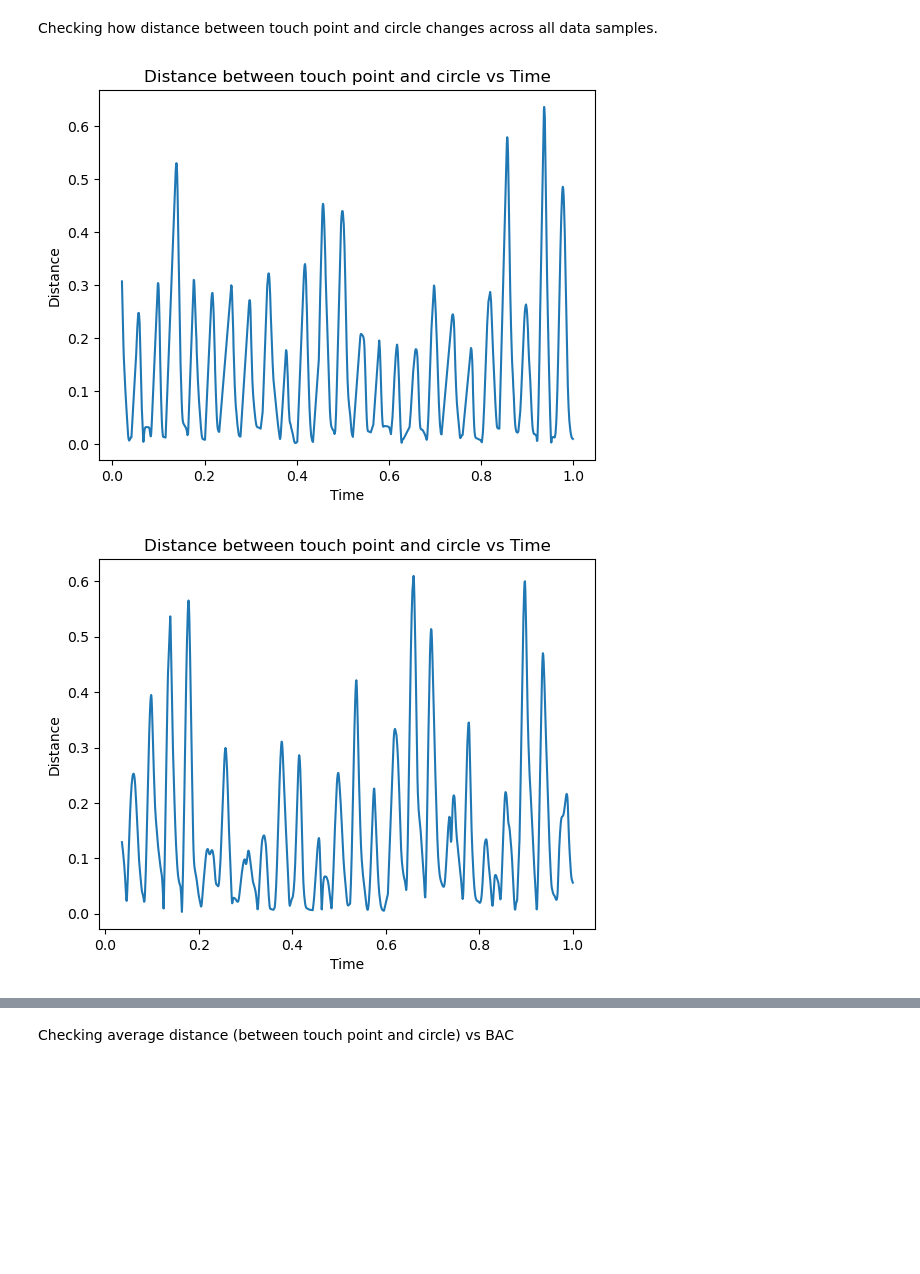
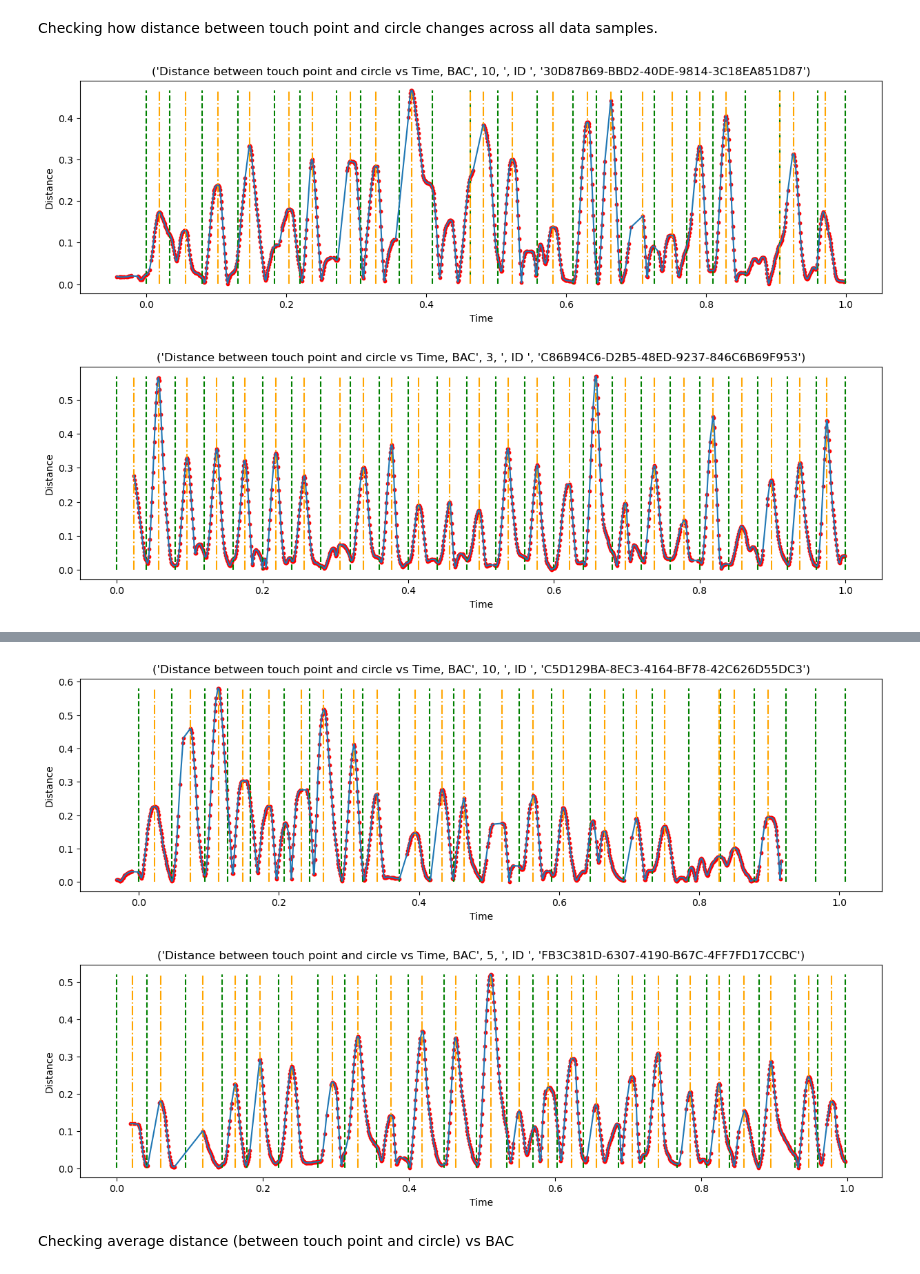
Before and after one commit to ng432/SoberSense, a Jupyter notebook: Data analysis/pilot_data_exploration.ipynb, the cells around one changed output, grey strips where cells are left out. Drawn from its saved outputs; the diff is of its cells as text; code cells hidden in the pictures; blank space fills up the shorter version.

Commit message:
added reaction time analysis

```diff
--- a/Data analysis/pilot_data_exploration.ipynb
+++ b/Data analysis/pilot_data_exploration.ipynb
@@ -23,12 +23,14 @@ Using mps device
 # %% [markdown]
 Checking various screen heights
 # %%
-data = SoberSenseDataset('pilot_data')
+label_name='unitsDrunk'
+
+data = SoberSenseDataset('pilot_data', label_name = label_name, analysing_data=True)
 
 screen_heights = set()
 for i in range(len(data)):
 
-    height = data[i][0]["screenHeight"]
+    height = data[i][2]["screenHeight"]
 
     screen_heights.add(height)
 
@@ -42,9 +44,10 @@ def augmentation_transform(x):
     return(x)
 
 data = SoberSenseDataset('pilot_data',
-                         label_name='BAC',
                          prep_transform=prep_transform,
-                         augmentation_transform=augmentation_transform)
+                         augmentation_transform=augmentation_transform,
+                         analysing_data=True,
+                         label_name = label_name)
 
 print("Example shape for one sample:", data[0][0].shape)
 # %% [output]
@@ -57,16 +60,17 @@ below_limit_count = 0
 for i in range(len(data)):
     BAC_values.append(data[i][1])
 
-    if data[i][1] < 0.08:
+    if data[i][1] < 5:
         below_limit_count += 1
 
 
 print("Amount of counts below drink driving limit:", below_limit_count)
+print("Total number of data points:", len(BAC_values))
 
 plt.hist(BAC_values, bins=10)
 
-plt.title('BAC values')
-plt.xlabel('BAC')
+plt.title(f'{label_name} values')
+plt.xlabel(f'{label_name}')
 plt.ylabel('Frequency')
 
 plt.show()
@@ -96,21 +157,38 @@ Checking how distance between touch point and circle changes across all data sam
 # %%
 
 # Shape of sample is [num_features, p]
 # features: x_touch, x_path, y_touch, y_path, time, distance
 
 # just printing a sample
 for i in range(0, len(data), 5):
 
     times = data[i][0][4, :].cpu().numpy()
     distances = data[i][0][5, :].cpu().numpy()
+    bac = data[i][1]
 
-    plt.figure(i)
+    path_change_times = data[i][2]['randomPath']['time']
+
+    plt.figure(i, figsize=(15, 4))
+
+    for time in path_change_times:
+        plt.vlines(time, ymin=min(distances), ymax=max(distances), colors='green', linestyles = 'dashed')
+
+
+    RT_times = get_RT_estimate(data[i])
+
+    for j in range(len(RT_times)):
+        time = RT_times[j] + path_change_times[j]
+        plt.vlines(time, ymin=min(distances), ymax=max(distances), colors='orange', linestyle='-.')
+
+
+    id = data[i][3]
 
     plt.plot(times, distances)
+    plt.scatter(times, distances, color='red', marker='o', label='Scatter Plot', s=10)
     plt.xlabel('Time')
     plt.ylabel('Distance')
-    plt.title('Distance between touch point and circle vs Time')
+    plt.title((f'Distance between touch point and circle vs Time, {label_name}', bac, ", ID ", id))
     plt.show()
 # %% [output]
-[figure, old version]
+[figure, new version]
-[figure, old version]
+[figure, new version]
@@ -121,3 +199,5 @@ for i in range(0, len(data), 5):
+[figure, added]
+[figure, added]
 # %% [markdown]
 Checking average distance (between touch point and circle) vs BAC
 # %%
```
Also changed, not shown: parts of 10 cells of this notebook.
